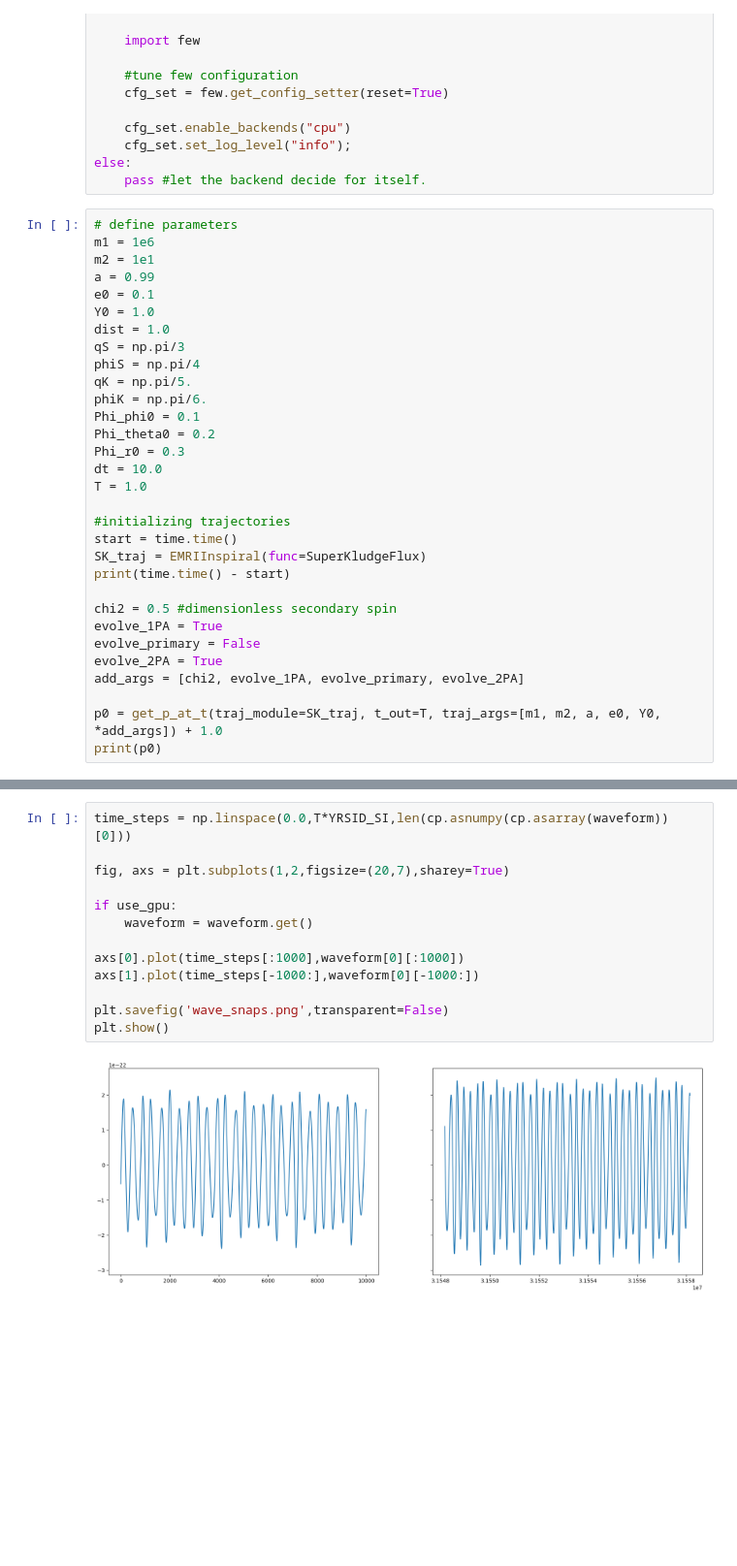
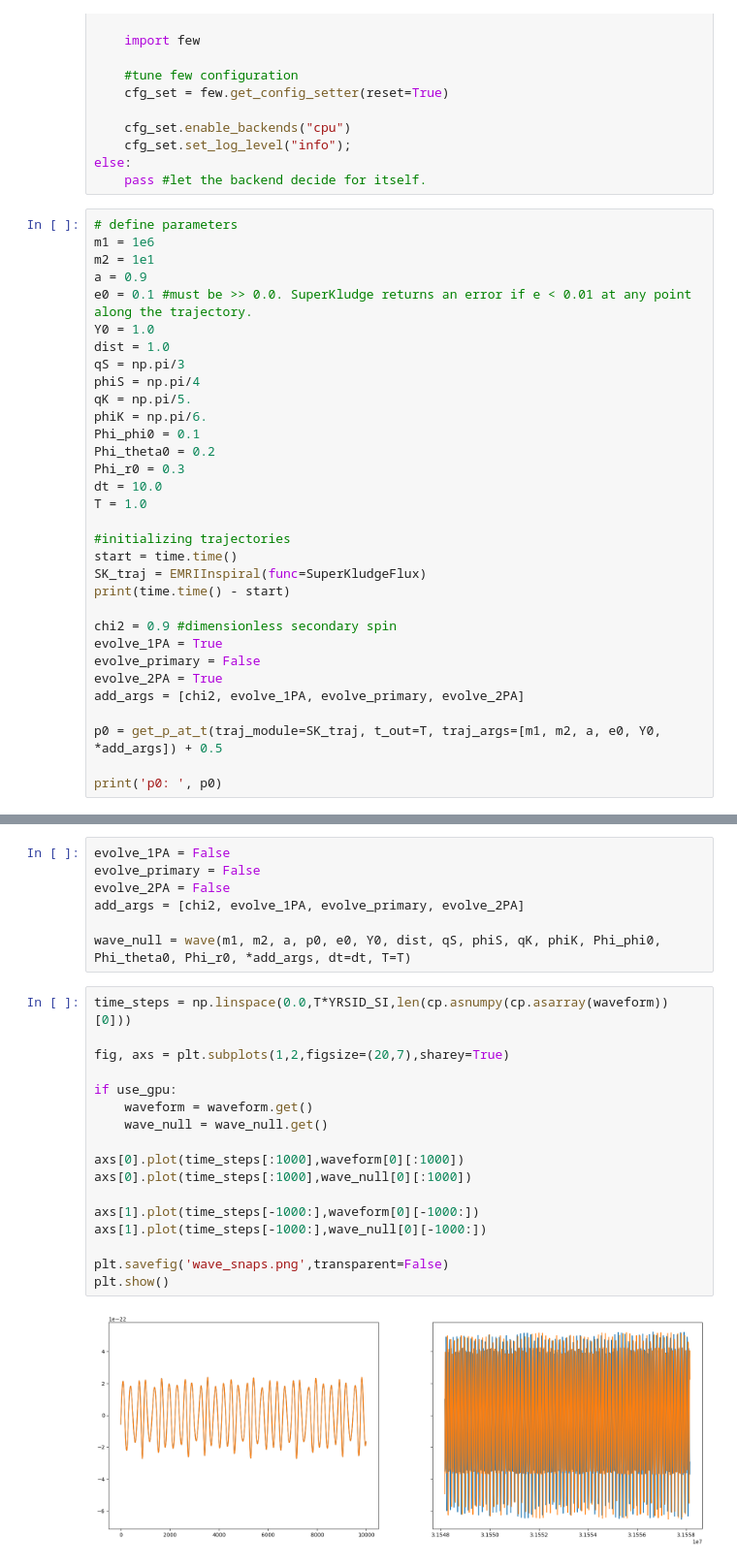
Before and after one commit to perturber/SuperKludgeIndie, a Jupyter notebook: SuperKludgeEqEcc_PaperFiles/general_examples/SuperKludge_example.ipynb, the cells around one changed output, grey strips where cells are left out. Shown at 97% size. Drawn from its saved outputs; the diff is of its cells as text; blank space fills up the shorter version.

```diff
--- a/SuperKludgeEqEcc_PaperFiles/general_examples/SuperKludge_example.ipynb
+++ b/SuperKludgeEqEcc_PaperFiles/general_examples/SuperKludge_example.ipynb
@@ -63,8 +63,8 @@ else:
 # define parameters
 m1 = 1e6
 m2 = 1e1
-a = 0.99
-e0 = 0.1
+a = 0.9
+e0 = 0.1 #must be >> 0.0. SuperKludge returns an error if e < 0.01 at any point along the trajectory.
 Y0 = 1.0
 dist = 1.0
 qS = np.pi/3
@@ -82,12 +82,13 @@ start = time.time()
 SK_traj = EMRIInspiral(func=SuperKludgeFlux)
 print(time.time() - start)
 
-chi2 = 0.5 #dimensionless secondary spin
+chi2 = 0.9 #dimensionless secondary spin
 evolve_1PA = True
 evolve_primary = False
 evolve_2PA = True
 add_args = [chi2, evolve_1PA, evolve_primary, evolve_2PA]
 
-p0 = get_p_at_t(traj_module=SK_traj, t_out=T, traj_args=[m1, m2, a, e0, Y0, *add_args]) + 1.0
-print(p0)
+p0 = get_p_at_t(traj_module=SK_traj, t_out=T, traj_args=[m1, m2, a, e0, Y0, *add_args]) + 0.5
+
+print('p0: ', p0)
 # %% [output]
@@ -204,15 +215,26 @@ print((time.time()-start)/10)
+# %%
+evolve_1PA = False
+evolve_primary = False
+evolve_2PA = False
+add_args = [chi2, evolve_1PA, evolve_primary, evolve_2PA]
+
+wave_null = wave(m1, m2, a, p0, e0, Y0, dist, qS, phiS, qK, phiK, Phi_phi0, Phi_theta0, Phi_r0, *add_args, dt=dt, T=T)
 # %%
 time_steps = np.linspace(0.0,T*YRSID_SI,len(cp.asnumpy(cp.asarray(waveform))[0]))
 
 fig, axs = plt.subplots(1,2,figsize=(20,7),sharey=True)
 
 if use_gpu:
     waveform = waveform.get()
+    wave_null = wave_null.get()
 
 axs[0].plot(time_steps[:1000],waveform[0][:1000])
+axs[0].plot(time_steps[:1000],wave_null[0][:1000])
+
 axs[1].plot(time_steps[-1000:],waveform[0][-1000:])
+axs[1].plot(time_steps[-1000:],wave_null[0][-1000:])
 
 plt.savefig('wave_snaps.png',transparent=False)
 plt.show()
 # %% [output]
-[figure, old version]
+[figure, new version]
```
Also changed, not shown: parts of 5 cells of this notebook, 5 other files.
